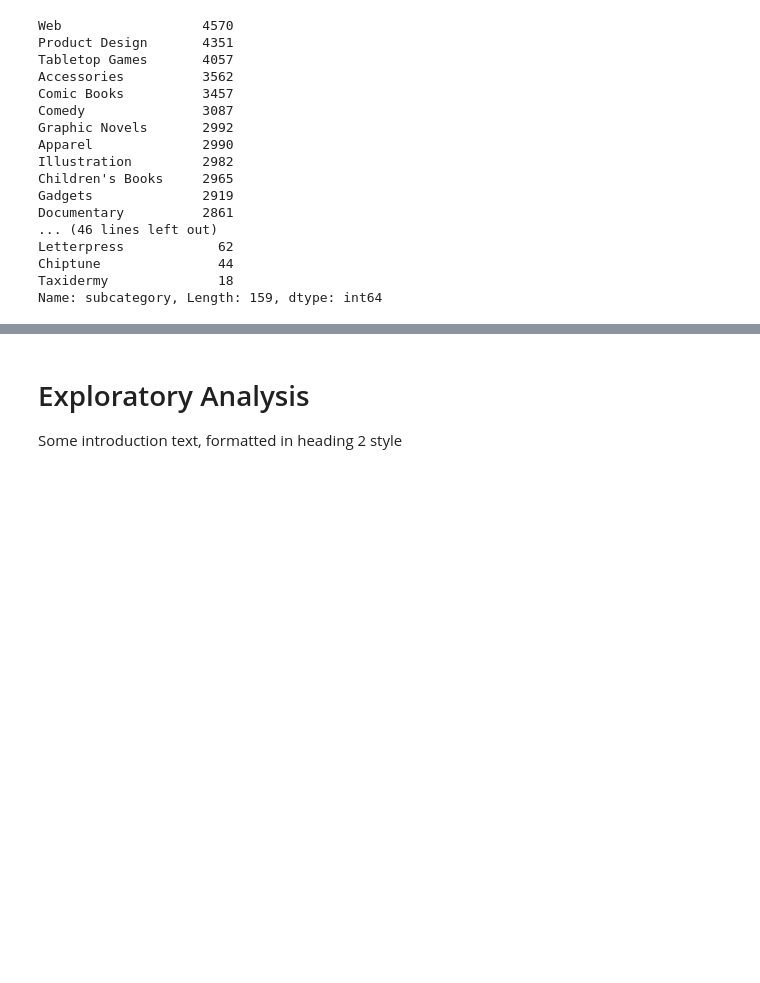
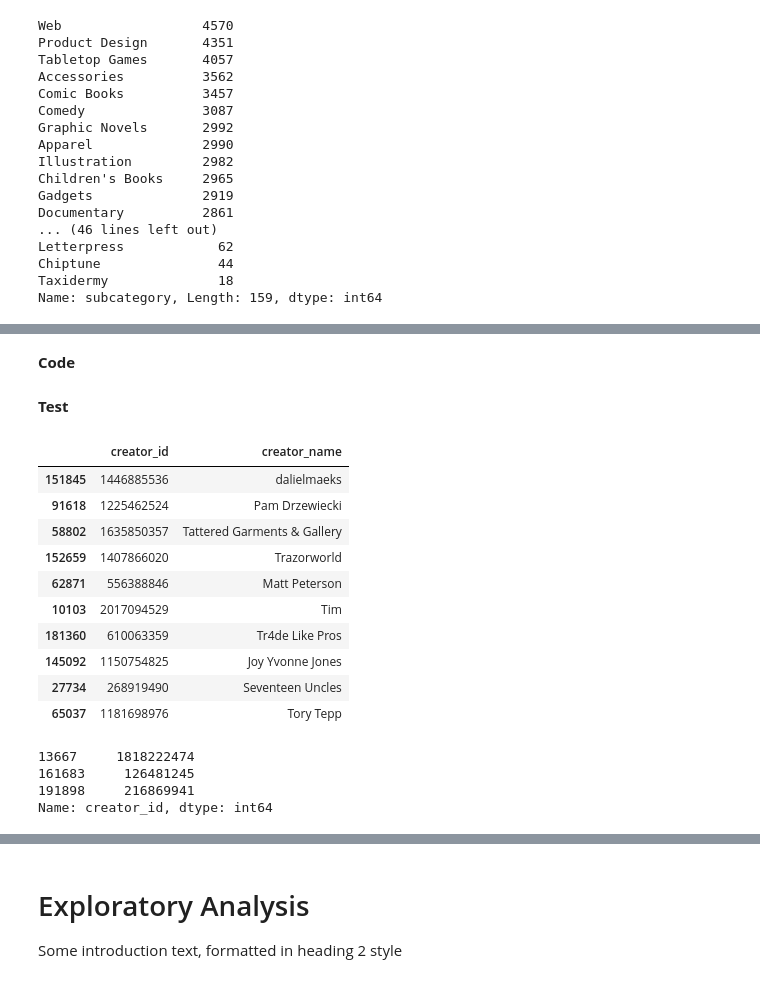
Before and after one commit to faymarie/crowdfunding-analysis, a Jupyter notebook: crowdfunding-analysis.ipynb, the cells around one changed output, grey strips where cells are left out. Saved outputs shown, nothing was run; the diff lists cells and outputs as text; code cells hidden in the pictures; blank space fills up the shorter version.

Commit message:
clean: Clean creator, extract creator id and creator name and store in separate columns

```diff
--- a/crowdfunding-analysis.ipynb
+++ b/crowdfunding-analysis.ipynb
@@ -588,0 +595,35 @@ Name: subcategory, Length: 159, dtype: int64
+# %% [markdown]
+**Code**
+# %%
+# extract creator id and creator name from json object
+kickstarter_clean['creator_id'] = kickstarter_clean['creator'].str.extract(r'(?P<creator_id>\"id[\":]+\d+)', expand=True)
+kickstarter_clean['creator_name'] = kickstarter_clean['creator'].str.extract(r'(?P<creator_name>\"name[\":]+[\w\d\s".#&\@\-\:]+)', expand=True)
+
+# remove keys and uneccessary double quotes, convert id into integer
+kickstarter_clean['creator_id'] = [int(creator[5:]) for creator in kickstarter_clean['creator_id'].values ]
+kickstarter_clean['creator_name'] = [creator[8:-1] for creator in kickstarter_clean['creator_name'].values]
+# %% [markdown]
+**Test**
+# %%
+# we have two new columns
+kickstarter_clean[['creator_id', 'creator_name']].sample(10)
+# %% [output]
+|  | creator_id | creator_name |
+| 151845 | 1446885536 | dalielmaeks |
+| 91618 | 1225462524 | Pam Drzewiecki |
+| 58802 | 1635850357 | Tattered Garments & Gallery |
+| 152659 | 1407866020 | Trazorworld |
+| 62871 | 556388846 | Matt Peterson |
+| 10103 | 2017094529 | Tim |
+| 181360 | 610063359 | Tr4de Like Pros |
+| 145092 | 1150754825 | Joy Yvonne Jones |
+| 27734 | 268919490 | Seventeen Uncles |
+| 65037 | 1181698976 | Tory Tepp |
+# %%
+#  check format of creator_id
+kickstarter_clean.creator_id.sample(3)
+# %% [output]
+13667     1818222474
+161683     126481245
+191898     216869941
+Name: creator_id, dtype: int64
```
Also changed, not shown: parts of 7 cells of this notebook.
